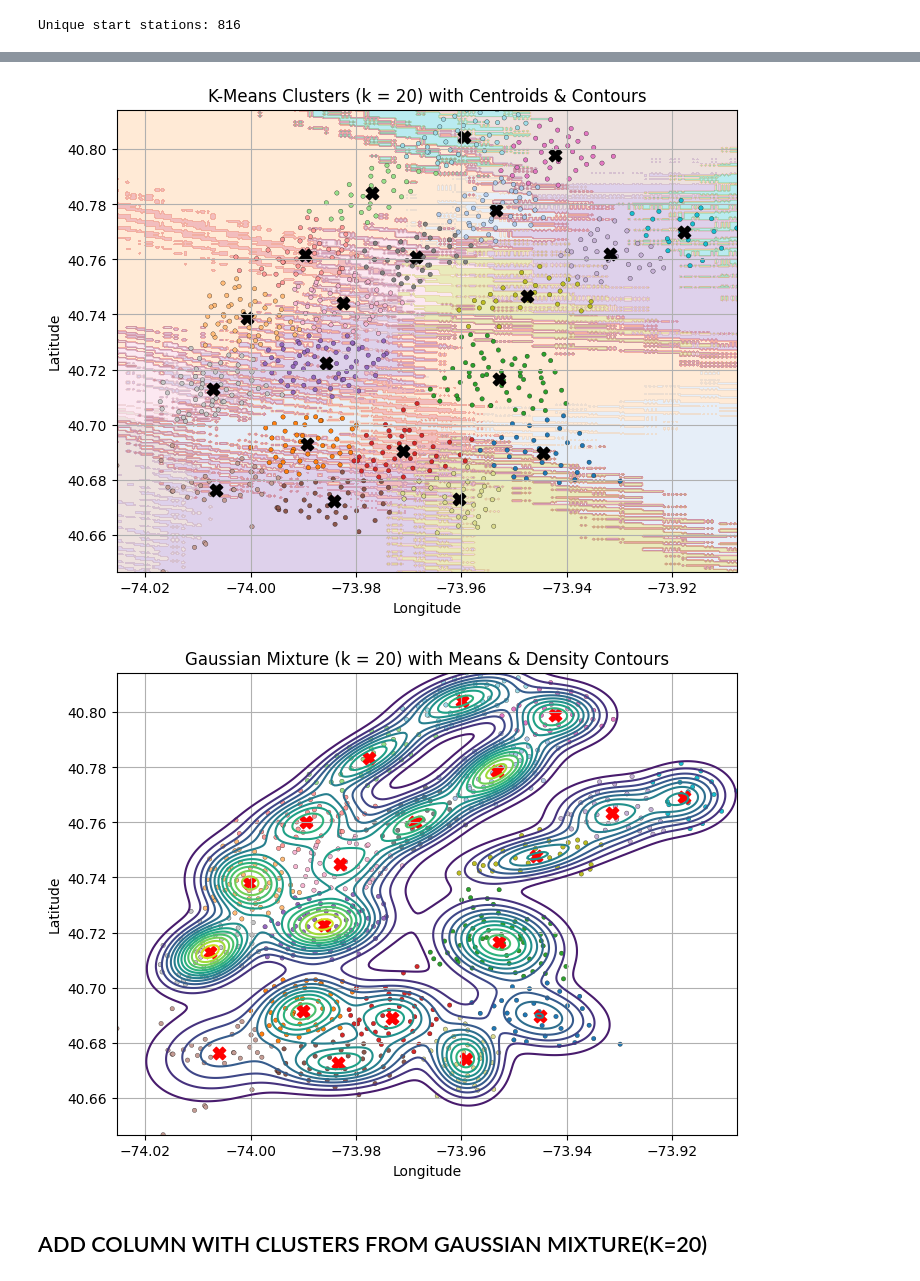
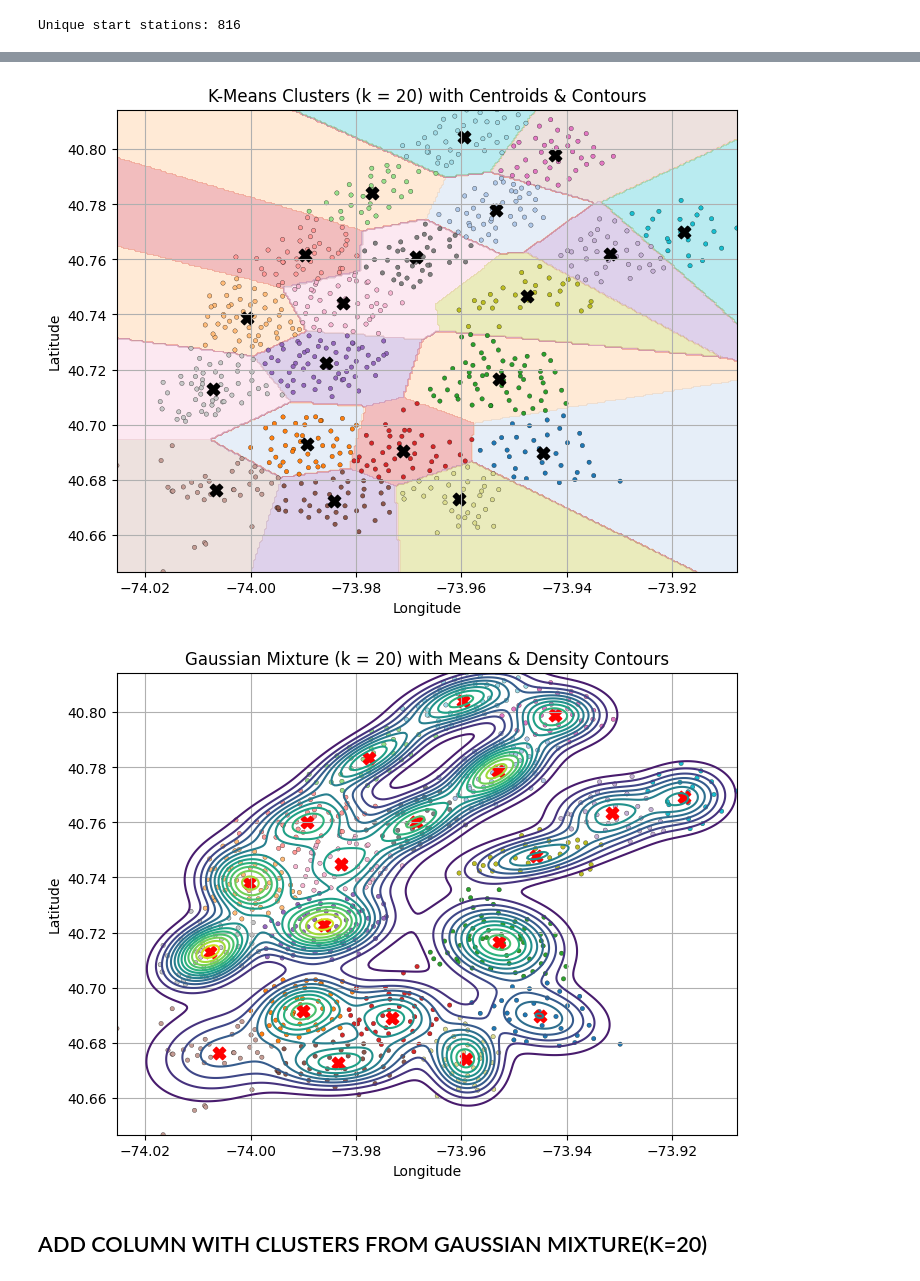
Before and after one commit to tomasvenda/Intro_to_BA, a Jupyter notebook: clustering_parquet_file.ipynb, the cells around one changed output, grey strips where cells are left out. Saved outputs shown, nothing was run; the diff lists cells and outputs as text; code cells hidden in the pictures.

```diff
--- a/clustering_parquet_file.ipynb
+++ b/clustering_parquet_file.ipynb
@@ -20,9 +20,9 @@ cols = [
     "gender"
 ]
 
-df = pd.read_parquet("Trips_2018_initial_data.parquet", columns=cols)
+df = pd.read_parquet("Data/Trips_2018_initial_data.parquet", columns=cols)
 
-pf = pq.ParquetFile("Trips_2018_initial_data.parquet")
+pf = pq.ParquetFile("Data/Trips_2018_initial_data.parquet")
 
 chunks = []
 
@@ -305,8 +305,9 @@ from sklearn.cluster import KMeans
 from sklearn.mixture import GaussianMixture
 
 # ---- Data ------------------------------------------------------
+# FIX: Use float64 to avoid "Buffer dtype mismatch" in sklearn/cython
 X = unique_stations[['start_station_latitude',
-                     'start_station_longitude']].values.astype('float32')
+                     'start_station_longitude']].values.astype('float64')
 
 lat = X[:, 0]
 lon = X[:, 1]
@@ -340,6 +341,7 @@ kmeans_labels = kmeans.fit_predict(X)
 centroids = kmeans.cluster_centers_
 
 # Predict cluster for each grid point
+# X is already float64, grid_points is float64 (from linspace)
 grid_labels = kmeans.predict(grid_points)
 grid_labels = grid_labels.reshape(xx.shape)
 
@@ -372,34 +374,34 @@ gmm = GaussianMixture(
     random_state=42
 )
 gmm.fit(X)
 gmm_labels = gmm.predict(X)
 
 # Means
 means = gmm.means_
 
 # Density for contours
 log_probs = gmm.score_samples(grid_points)
 density = np.exp(log_probs).reshape(xx.shape)
 
 # ---- Plot ----
 plt.figure(figsize=(8, 6))
 
 # Density contour
 plt.contour(yy, xx, density, levels=15, cmap='viridis')
 
 # Points
 plt.scatter(lon, lat, c=gmm_labels, s=10, cmap='tab20', edgecolor='k', linewidth=0.2)
 
 # Means
 plt.scatter(means[:, 1], means[:, 0], c='red', s=80, marker='X')
 
 plt.title("Gaussian Mixture (k = 20) with Means & Density Contours")
 plt.xlabel("Longitude")
 plt.ylabel("Latitude")
 plt.grid(True)
 plt.show()
 # %% [output]
-[figure, old version]
+[figure, new version]
 [figure]
 # %% [markdown]
 ## ADD COLUMN WITH CLUSTERS FROM GAUSSIAN MIXTURE(K=20)
```
Also changed, not shown: parts of 3 cells of this notebook, 16 other files.
